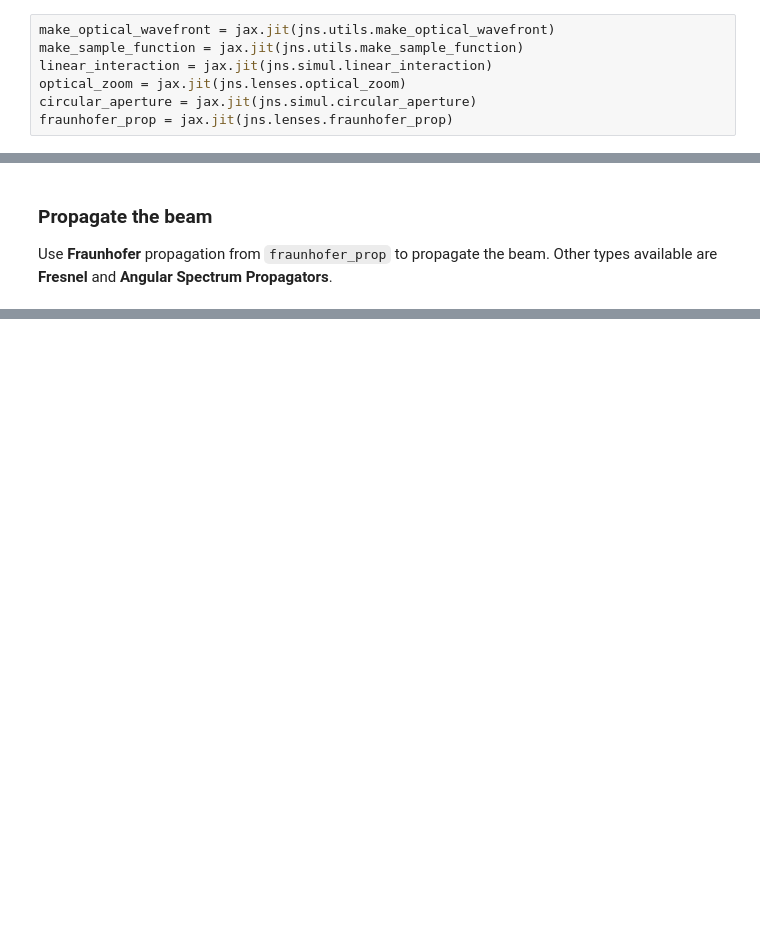
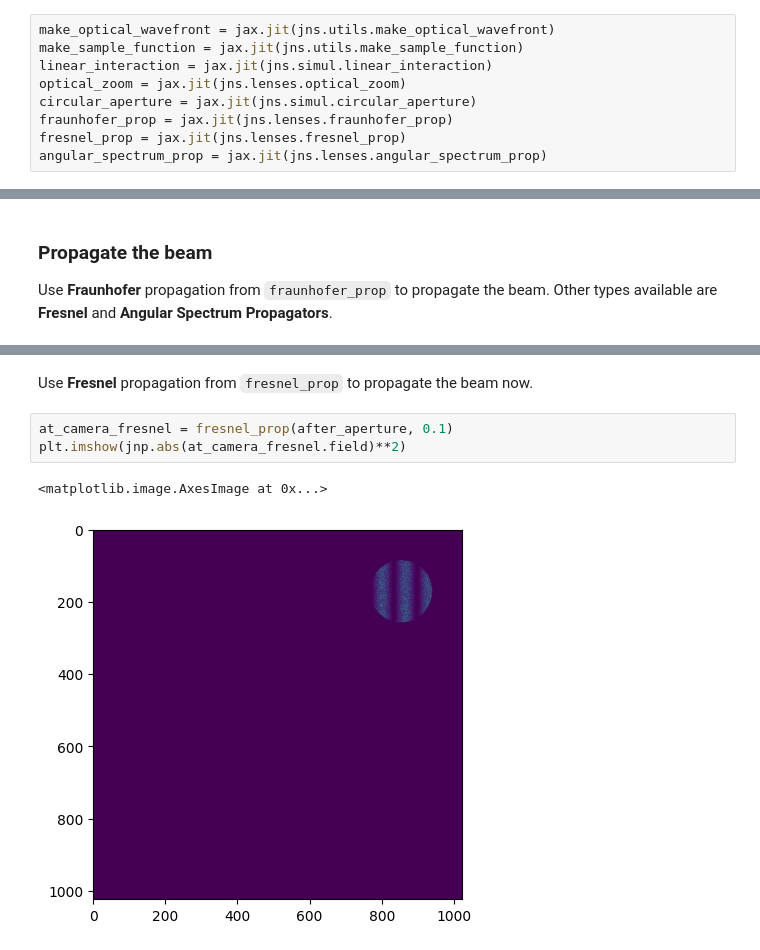
Before and after one commit to debangshu-mukherjee/janssen, a Jupyter notebook: tutorials/Diffractogram.ipynb, the cells around one changed output, grey strips where cells are left out. Cells and saved outputs as stored; diff of their text form; blank space fills up the shorter version.

```diff
--- a/tutorials/Diffractogram.ipynb
+++ b/tutorials/Diffractogram.ipynb
@@ -26,6 +26,8 @@ linear_interaction = jax.jit(jns.simul.linear_interaction)
 optical_zoom = jax.jit(jns.lenses.optical_zoom)
 circular_aperture = jax.jit(jns.simul.circular_aperture)
 fraunhofer_prop = jax.jit(jns.lenses.fraunhofer_prop)
+fresnel_prop = jax.jit(jns.lenses.fresnel_prop)
+angular_spectrum_prop = jax.jit(jns.lenses.angular_spectrum_prop)
 # %% [markdown]
 ### Create the optical wavefront from the random image.
 # %%
@@ -89,0 +96,8 @@ plt.imshow(jnp.abs(at_camera.field)**2)
+# %% [markdown]
+Use **Fresnel** propagation from `fresnel_prop` to propagate the beam now.
+# %%
+at_camera_fresnel = fresnel_prop(after_aperture, 0.1)
+plt.imshow(jnp.abs(at_camera_fresnel.field)**2)
+# %% [output]
+<matplotlib.image.AxesImage at 0x...>
+[figure, added]
```
Also changed, not shown: parts of 6 cells of this notebook, 6 other files.
